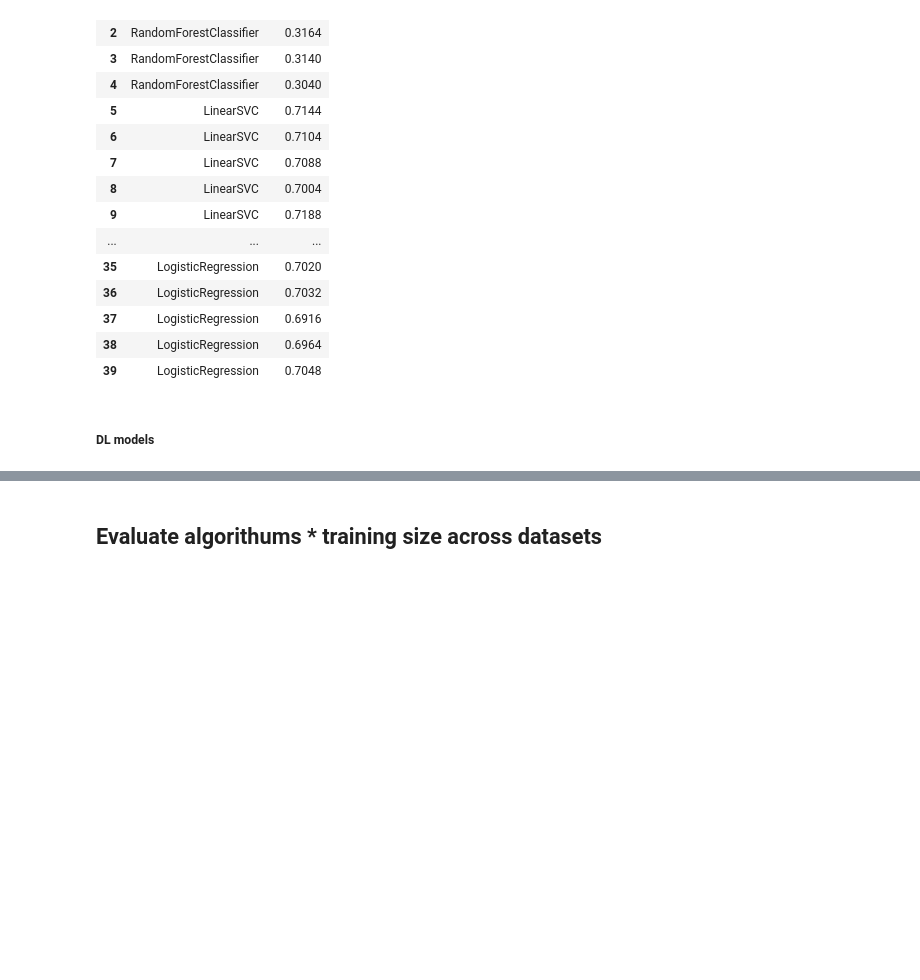
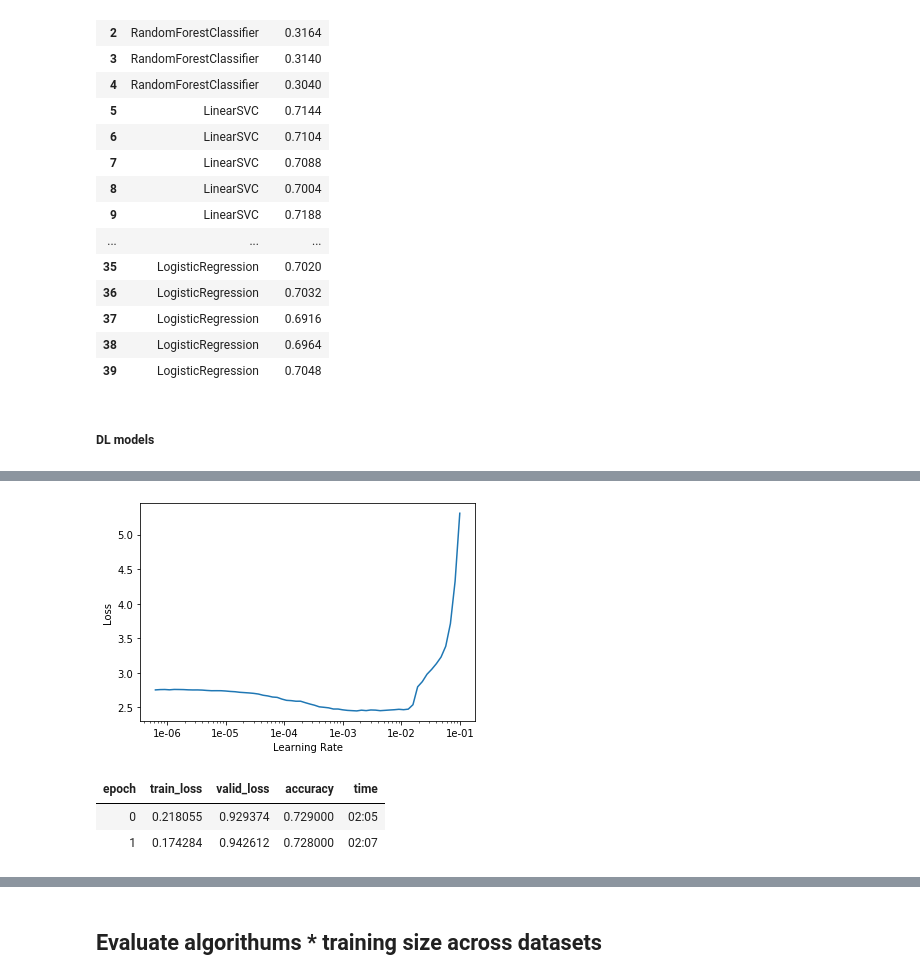
Before and after one commit to DavidykZhao/Frame_experiments, a Jupyter notebook: Frame_experiments.ipynb, the cells around one changed output, grey strips where cells are left out. Drawn from its saved outputs; the diff is of its cells as text; code cells hidden in the pictures; blank space fills up the shorter version.

```diff
--- a/Frame_experiments.ipynb
+++ b/Frame_experiments.ipynb
@@ -956,9 +1072,9 @@ ml_amazon_accu_10
 # %%
 label_cols = ['class']
-accus = []
+#accus = []
 
 # use StratifiedKFold to CV 5 folds
-for train_idx, val_idx in StratifiedKFold(n_splits=5,  shuffle=True).split(df, df['class']):
+for train_idx, val_idx in StratifiedKFold(n_splits=4,  shuffle=True).split(df, df['class']):
     train = df.iloc[train_idx, :]
     val = df.iloc[val_idx, :]
     bert_model = BertForSequenceClassification.from_pretrained(config.bert_model_name, num_labels= 5 )
@@ -1114,0 +1275,19 @@ ml_customer_accu_10
+# %%
+x_train, x_test, y_train, y_test = train_test_split(df['complaint'], df['product'], test_size= 2000)
+train = pd.DataFrame({'complaint': x_train,
+                     'product': y_train})
+val = pd.DataFrame({'complaint': x_test,
+                     'product': y_test})
+# %%
+bert_model = BertForSequenceClassification.from_pretrained(config.bert_model_name, num_labels= 18 )
+
+databunch = TextDataBunch.from_df(CUSTOMER, train, val,
+                      tokenizer=fastai_tokenizer,
+                      vocab=fastai_bert_vocab,
+                      include_bos=False,
+                      include_eos=False,
+                      text_cols= 'complaint',
+                      label_cols= 'product',
+                      bs= 64,
+                      collate_fn=partial(pad_collate, pad_first=False, pad_idx=0),
+                 )
@@ -1114,0 +1297,4 @@ ml_customer_accu_10
+# %%
+learner = Learner(
+databunch, bert_model,
+loss_func=loss_func, metrics = accuracy)
@@ -1114,0 +1306,10 @@ ml_customer_accu_10
+# %%
+learner.recorder.plot()
+# %% [output]
+[figure, added]
+# %%
+learner.fit_one_cycle(2, 1e-05)
+# %% [output]
+| epoch | train_loss | valid_loss | accuracy | time |
+| 0 | 0.218055 | 0.929374 | 0.729000 | 02:05 |
+| 1 | 0.174284 | 0.942612 | 0.728000 | 02:07 |
```
Also changed, not shown: parts of 75 cells of this notebook.
